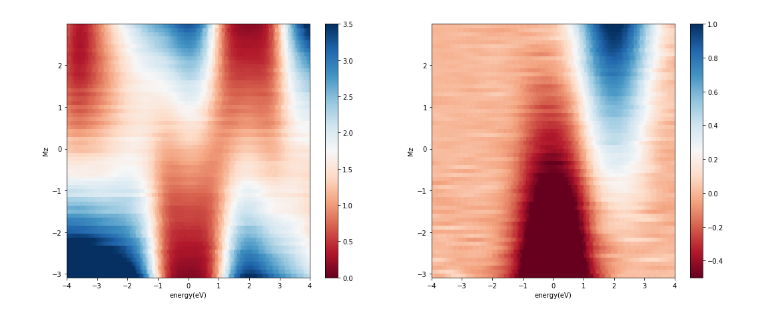
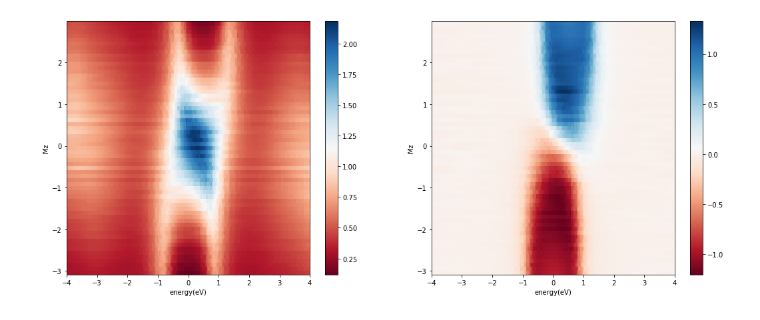
Before and after one commit to caidish/kwant_demo_topological_material, a Jupyter notebook: Kwant_demo/未命名.ipynb, the cells around one changed output. Saved outputs shown, nothing was run; the diff lists cells and outputs as text; code cells hidden in the pictures.

```diff
--- a/Kwant_demo/未命名.ipynb
+++ b/Kwant_demo/未命名.ipynb
@@ -46,9 +46,6 @@ def Mz_father(x,y,cell_array,cell_size):
  # fermi surface dependent
 template = kwant.continuum.discretize(hamiltonian,grid = a)
 lat = template.lattice
-def circle(site):
-    x,y = site.pos
-    return (x**2 + y**2 <= r**2)
 def rect(site):
     x,y= site.pos
     return (0 <= y <W and 0 <=x <L)
@@ -60,7 +57,7 @@ syst_without_lead = syst.finalized()
 
 avg_num = 10
 strength = 2
-Ug = 2
+Ug = 0.5
 energies = np.linspace(-4,4,200)
 xx_list = np.zeros((int(num_cell*num_cell),200),dtype = complex)
 xy_list = np.zeros((int(num_cell*num_cell),200),dtype = complex)
@@ -90,13 +99,19 @@ num_of_up = np.arange(int(num_cell*num_cell))
 avg_mag = (num_of_up*M_model - (num_cell*num_cell - num_of_up)*M_model)/(num_cell*num_cell)
 # %%
 fig,(ax1,ax2) = pyplot.subplots(1,2,figsize = (18,7))
-plt = ax1.pcolor(energies,avg_mag,np.real(xx_list),cmap = 'RdBu',vmin = 0, vmax = 3.5)
-plt2 = ax2.pcolor(energies,avg_mag,np.real(xy_list),cmap = 'RdBu',vmin = -0.5, vmax = 1)
+sxx = np.real(xx_list)
+sxy = np.real(xy_list)
+Rxx = sxx/(sxx**2 + sxy**2)
+Rxy = sxy/(sxx**2 + sxy**2)
+
+
+plt = ax1.pcolor(energies,avg_mag,Rxx,cmap = 'RdBu')
+plt2 = ax2.pcolor(energies,avg_mag,Rxy,cmap = 'RdBu')
 ax1.set_xlabel('energy(eV)')
 ax1.set_ylabel('Mz')
 ax2.set_xlabel('energy(eV)')
 ax2.set_ylabel('Mz')
 cbar = fig.colorbar(plt,ax = ax1)
 cbar = fig.colorbar(plt2,ax = ax2)
 # %% [output]
-[figure, old version]
+[figure, new version]
```
Also changed, not shown: parts of 3 cells of this notebook, 1 other file.
